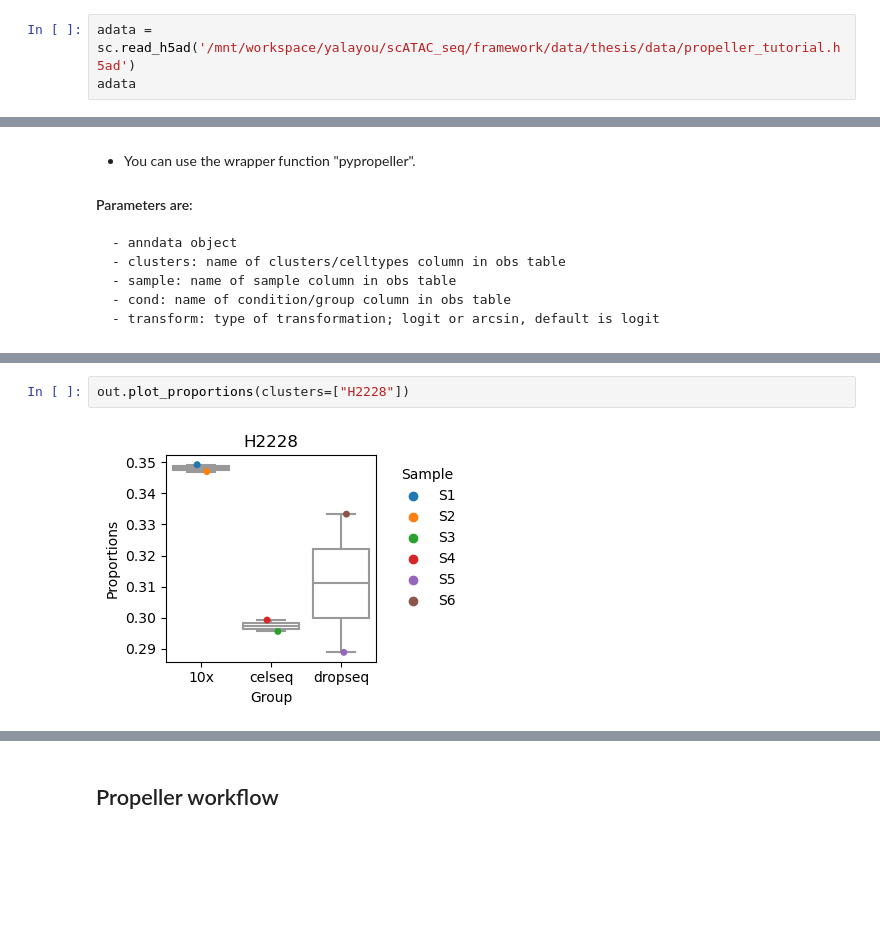
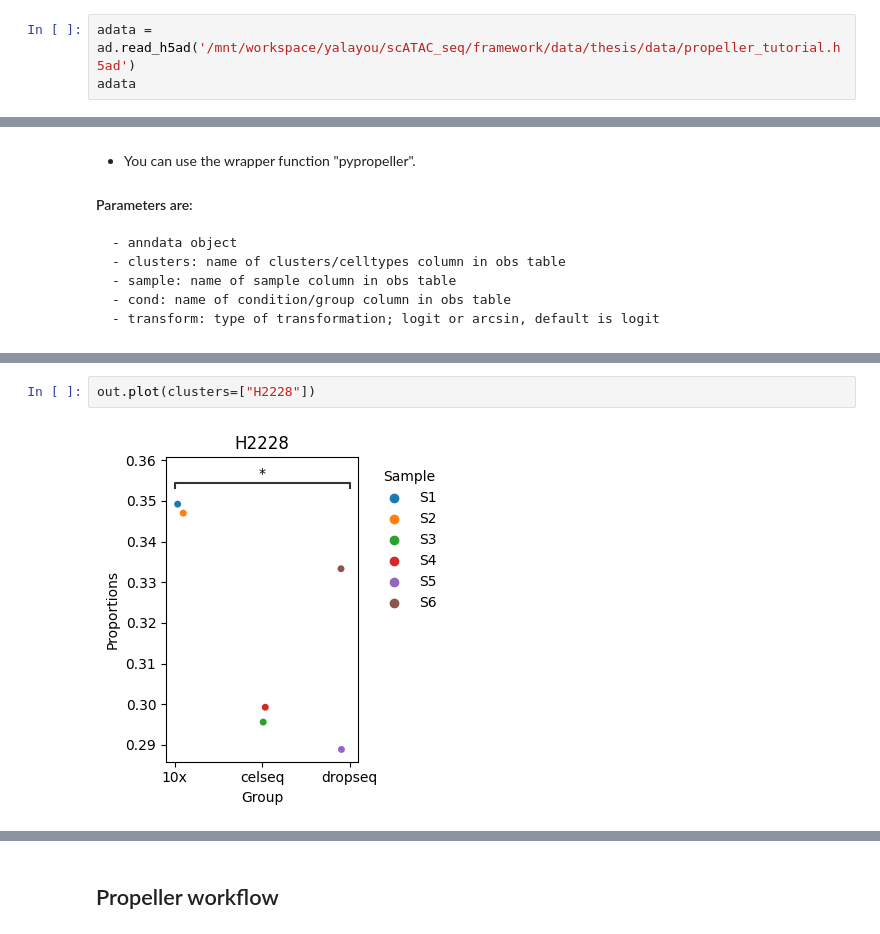
Before and after one commit to loosolab/scanpro, a Jupyter notebook: examples/proportion_analysis.ipynb, the cells around one changed output, grey strips where cells are left out. Drawn from its saved outputs; the diff is of its cells as text; blank space fills up the shorter version.

```diff
--- a/examples/proportion_analysis.ipynb
+++ b/examples/proportion_analysis.ipynb
@@ -23,7 +20,7 @@ from pypropeller.get_transformed_props import *
     - sample
     - clusters/celltypes
 # %%
-adata = sc.read_h5ad('/mnt/workspace/yalayou/scATAC_seq/framework/data/thesis/data/propeller_tutorial.h5ad')
+adata = ad.read_h5ad('/mnt/workspace/yalayou/scATAC_seq/framework/data/thesis/data/propeller_tutorial.h5ad')
 adata
 # %% [output]
 AnnData object with n_obs × n_vars = 2802 × 13575
@@ -74,4 +97,4 @@ out.plot_proportions()
 # %%
-out.plot_proportions(clusters=["H2228"])
+out.plot(clusters=["H2228"])
 # %% [output]
-[figure, old version]
+[figure, new version]
```
Also changed, not shown: parts of 12 cells of this notebook.
